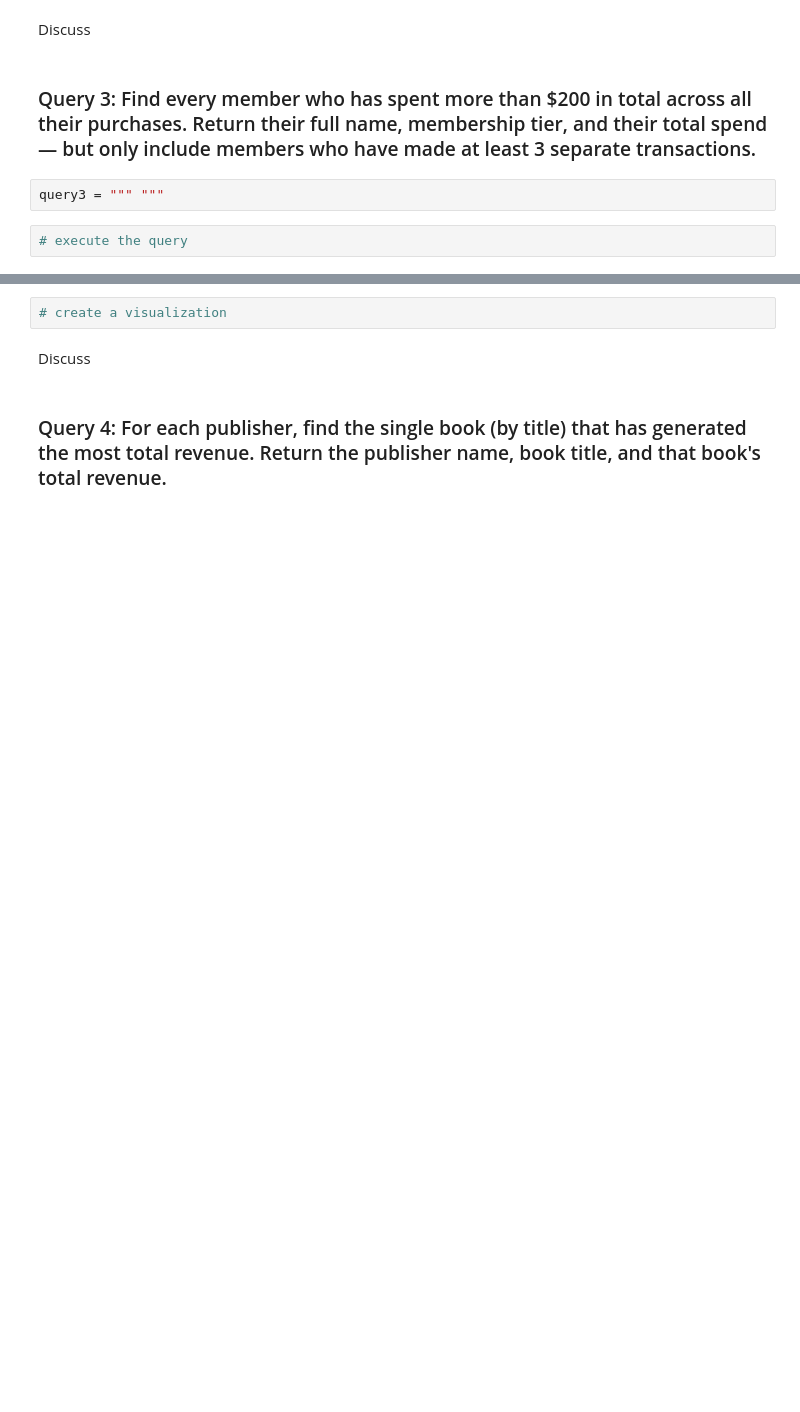
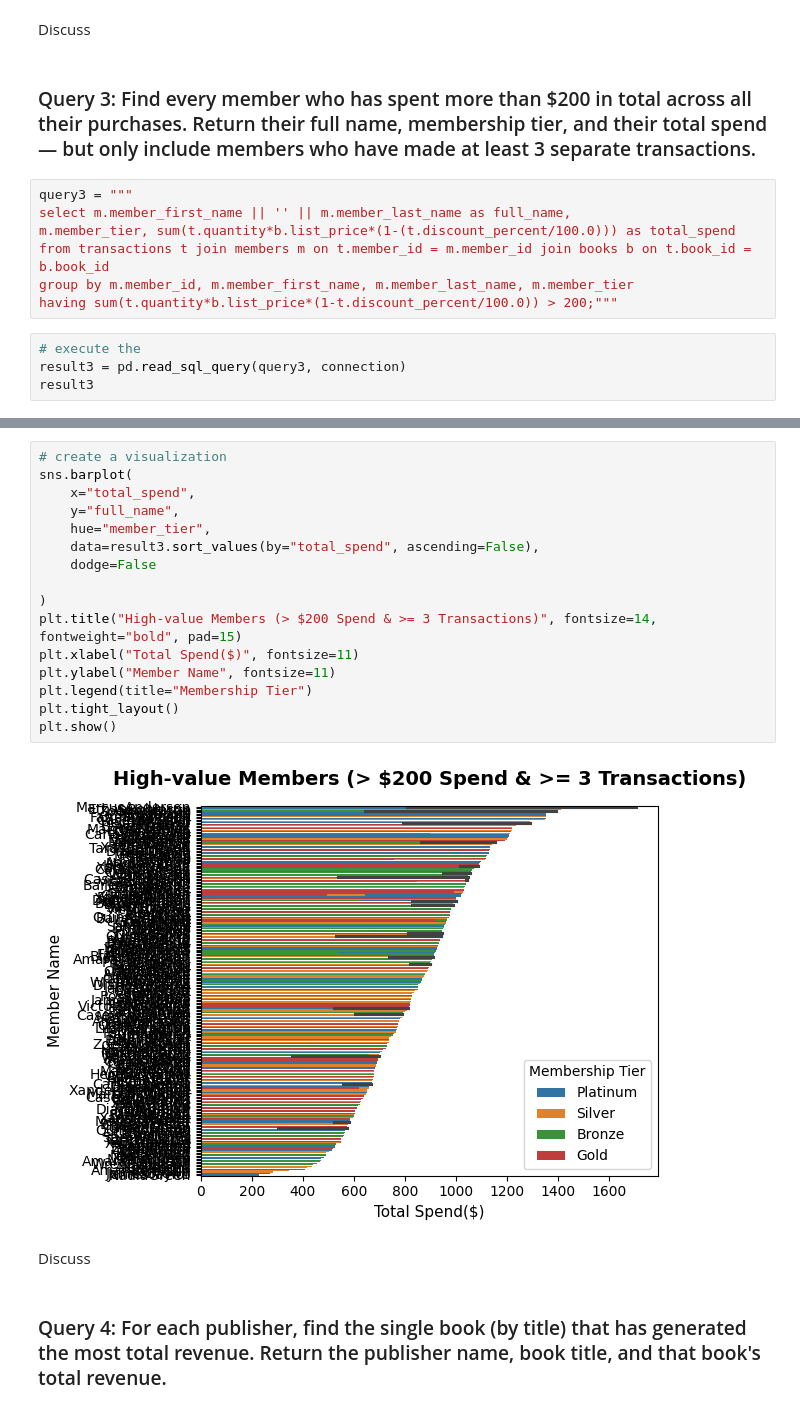
Before and after one commit to SwathiM5/DA_M3_BookstoreDemo, a Jupyter notebook: Notebooks/bookstore_analysis.ipynb, the cells around one changed output, grey strips where cells are left out. Saved outputs shown, nothing was run; the diff lists cells and outputs as text; blank space fills up the shorter version.

```diff
--- a/Notebooks/bookstore_analysis.ipynb
+++ b/Notebooks/bookstore_analysis.ipynb
@@ -86,6 +143,13 @@ Discuss
 # %% [markdown]
 ### Query 3: Find every member who has spent more than $200 in total across all their purchases. Return their full name, membership tier, and their total spend — but only include members who have made at least 3 separate transactions.
 # %%
-query3 = """ """
+query3 = """
+select m.member_first_name || '' || m.member_last_name as full_name,
+m.member_tier, sum(t.quantity*b.list_price*(1-(t.discount_percent/100.0))) as total_spend
+from transactions t join members m on t.member_id = m.member_id join books b on t.book_id = b.book_id
+group by m.member_id, m.member_first_name, m.member_last_name, m.member_tier
+having sum(t.quantity*b.list_price*(1-t.discount_percent/100.0)) > 200;"""
 # %%
-# execute the query
+# execute the
+result3 = pd.read_sql_query(query3, connection)
+result3
@@ -92,5 +170,21 @@ query3 = """ """
 # %%
 # create a visualization
+sns.barplot(
+    x="total_spend",
+    y="full_name",
+    hue="member_tier",
+    data=result3.sort_values(by="total_spend", ascending=False),
+    dodge=False
+
+)
+plt.title("High-value Members (> $200 Spend & >= 3 Transactions)", fontsize=14, fontweight="bold", pad=15)
+plt.xlabel("Total Spend($)", fontsize=11)
+plt.ylabel("Member Name", fontsize=11)
+plt.legend(title="Membership Tier")
+plt.tight_layout()
+plt.show()
+# %% [output]
+[figure, added]
 # %% [markdown]
 Discuss
 # %% [markdown]
```
Also changed, not shown: parts of 10 cells of this notebook, 2 other files.
